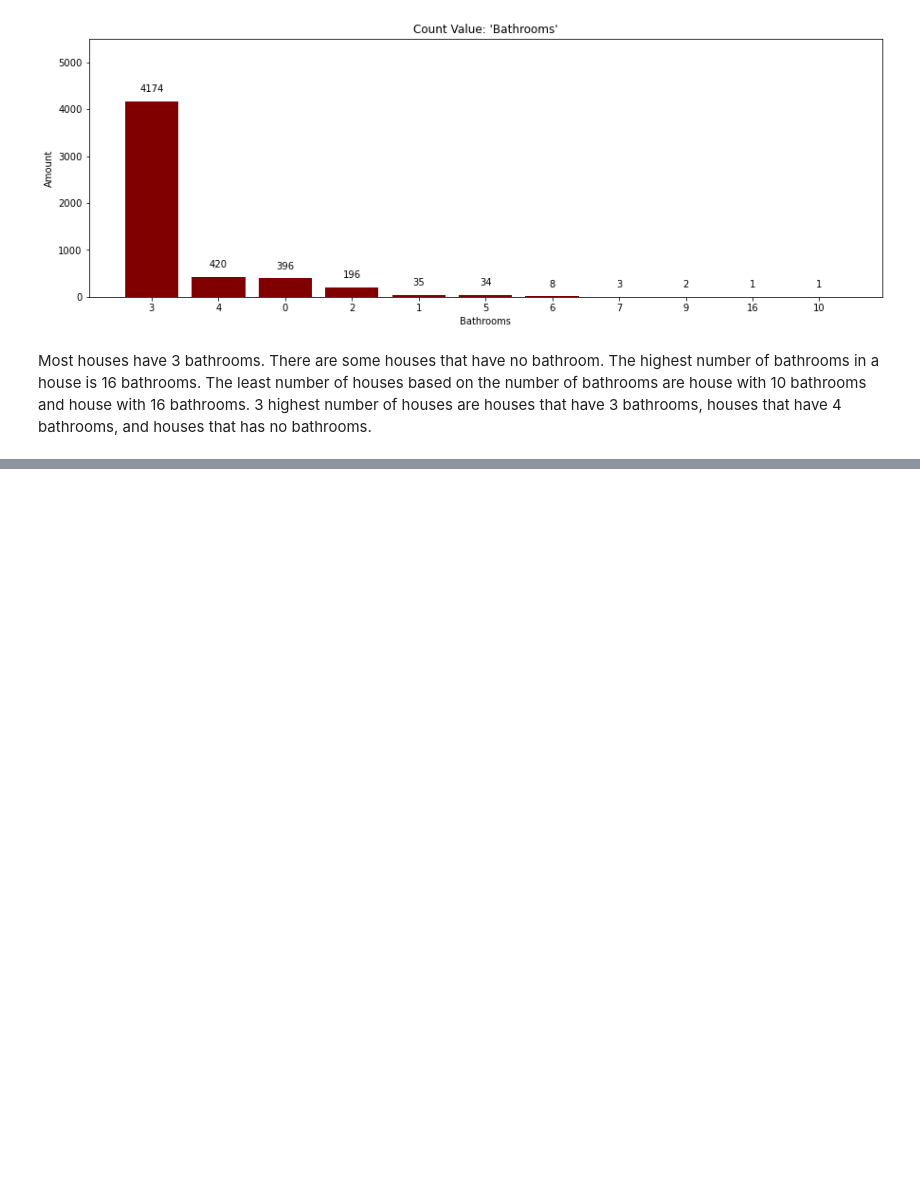
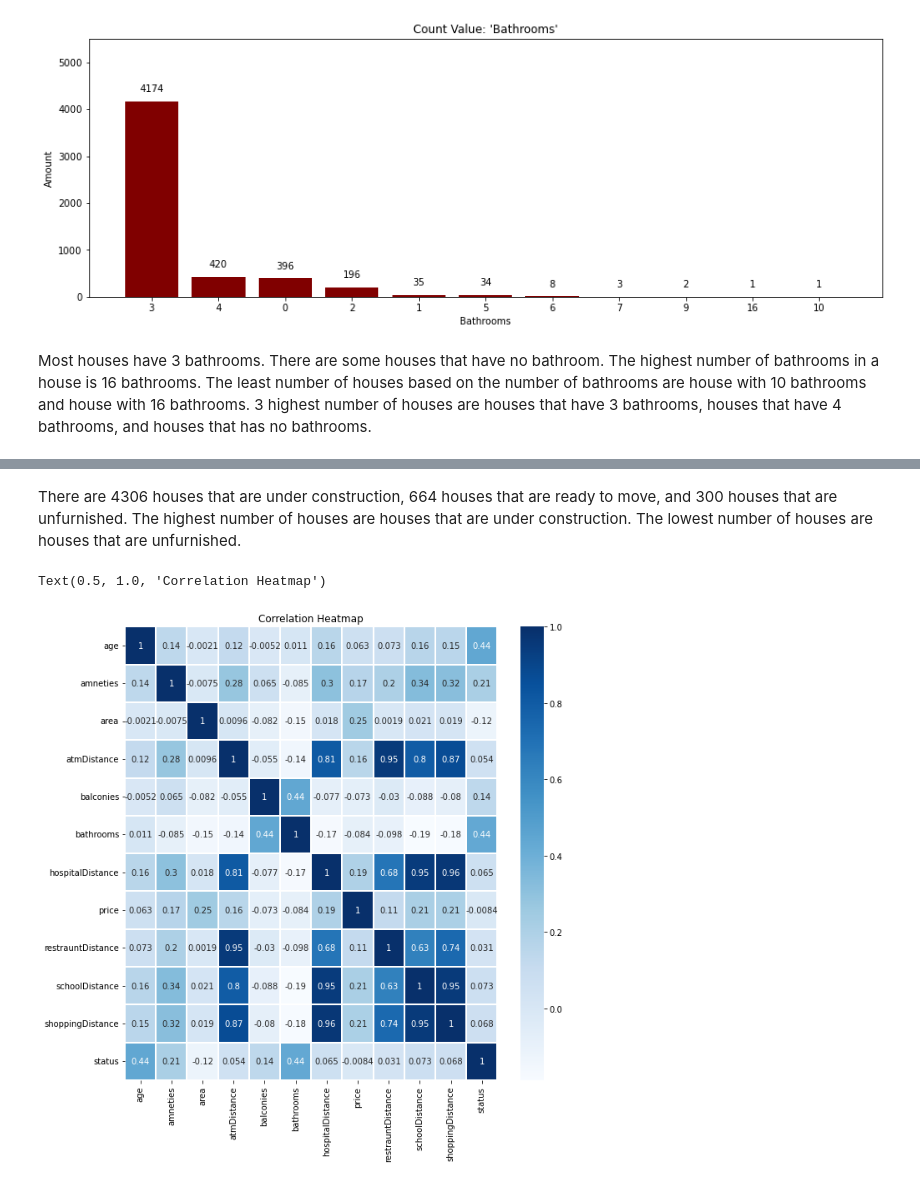
Before and after one commit to Yabiin/EDA, a Jupyter notebook: Untitled1.ipynb, the cells around one changed output, grey strips where cells are left out. Cells and saved outputs as stored; diff of their text form; code cells hidden in the pictures; blank space fills up the shorter version.

```diff
--- a/Untitled1.ipynb
+++ b/Untitled1.ipynb
@@ -194,0 +226,11 @@ The least number of houses based on the number of bathrooms are house with 10 ba
+# %% [markdown]
+There are 4306 houses that are under construction, 664 houses that are ready to move, and 300 houses that are unfurnished.
+The highest number of houses are houses that are under construction.
+The lowest number of houses are houses that are unfurnished.
+# %%
+plt.figure(figsize = (10,10))
+sns.heatmap(df.corr(), annot=True, cmap = 'Blues', linewidth = 0.01)
+plt.title("Correlation Heatmap")
+# %% [output]
+Text(0.5, 1.0, 'Correlation Heatmap')
+[figure, added]
```
Also changed, not shown: parts of 42 cells of this notebook.
